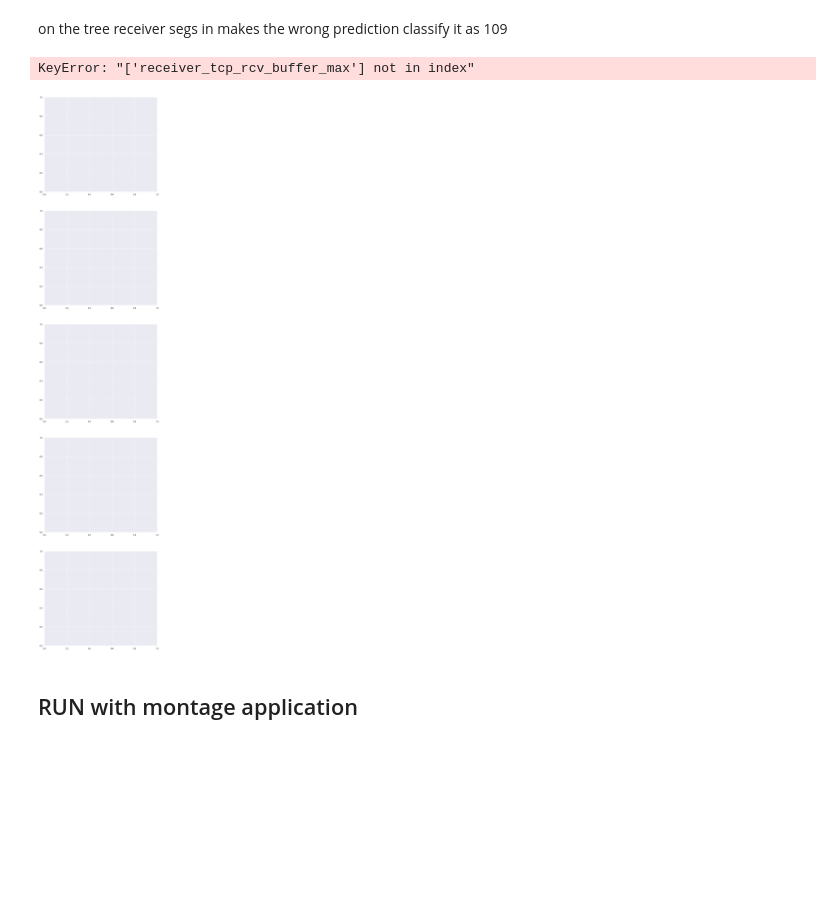
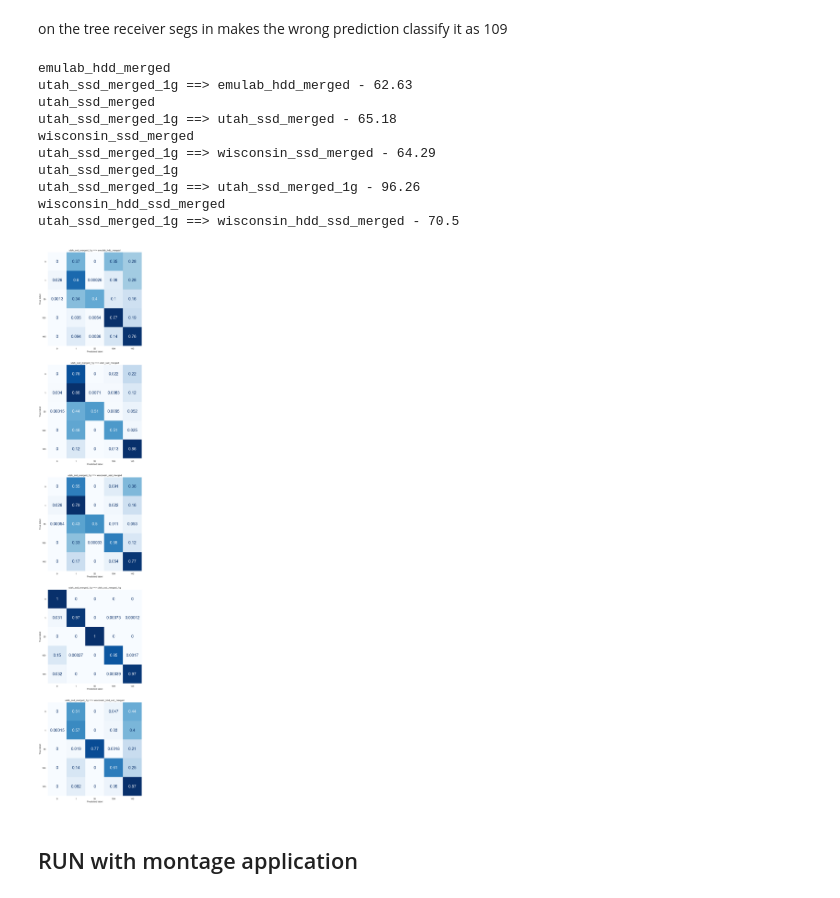
Before and after one commit to EhsanSaZ/BottleneckDetection, a Jupyter notebook: prototype/bottleneck_3.ipynb, the cells around one changed output. Saved outputs shown, nothing was run; the diff lists cells and outputs as text; code cells hidden in the pictures; blank space fills up the shorter version.

```diff
--- a/prototype/bottleneck_3.ipynb
+++ b/prototype/bottleneck_3.ipynb
@@ -797,6 +797,11 @@ def grouped_to_5_cat(df, total_possible_labels):
     y = [aggregated_labels[int(i)] for i in df[df.columns[len(df.columns) - 1]].values]
     df["label_value"] = y
     return df
+
+def remove_labels_in_df(df, labels_values):
+    for lbl in labels_values:
+        df = df.drop(df[df.label_value == lbl].index)
+    return df
 # %%
 
 #19 features
@@ -815,7 +820,9 @@ feature_list = ['sender_seg_out', 'sender_avg_send_value', 'sender_read_bytes_io
                 'sender_send_buffer_value', 'sender_req_active', 'receiver_req_active',
                 #'sender_segs_in',
                 'sender_retrans', 'sender_cwnd_rate',
-                'receiver_tcp_rcv_buffer_max'
+                'receiver_tcp_rcv_buffer_max',
+                # 'sender_tcp_snd_buffer_max',
+                #'sender_tcp_snd_buffer_min'
                 ]
 
 # feature_list = ['sender_segs_in','sender_send_buffer_value', 'sender_tcp_snd_buffer_min', 'sender_tcp_snd_buffer_max', 'sender_req_active', 'receiver_seg_out', 'receiver_read_bytes_io', 'receiver_req_active']
@@ -875,8 +882,10 @@ def normalize_df(df):
     return df
 # %%
 transfer_learning_acc = []
+remove_labels =[ 91, 100, 46]#[]# [ 91, 100, 46]#133, 145, 19
 for key1 in data:
     df = data[key1].copy()
+    df = remove_labels_in_df(df, remove_labels)
     df = normalize_df(df)
     df = grouped_to_5_cat(df,161)
     y = df.label_value
@@ -886,6 +895,7 @@ for key1 in data:
     X_train, y_train = RandomOverSampler(sampling_strategy="all").fit_resample(X_train, y_train)
     print(X_train.shape)
     clf = RandomForestClassifier(n_estimators=100)
+    # clf = tree.DecisionTreeClassifier(max_depth=9)
     clf.fit(X_train, y_train)
     acc = np.array([])
     for key2 in data:
@@ -893,6 +903,7 @@ for key1 in data:
         #     continueK
 
         df_test = data[key2].copy()
+        df_test = remove_labels_in_df(df_test, remove_labels)
         df_test = normalize_df(df_test)
         df_test = grouped_to_5_cat(df_test,161)
         y_test = df_test.label_value
@@ -947,0 +959,9 @@ ax.set_yticklabels(ticks_labels, rotation=0, fontsize= 18)
+# %%
+sns.set(rc={'figure.figsize':(10,9), 'font.size': 20})
+
+ax = sns.heatmap(transfer_learning_acc, annot=True,  vmin=0, vmax=100, cmap="cividis",linewidths=.5, fmt='.2f')
+ax.set_xlabel('Test dataset', fontsize= 18)
+ax.set_ylabel('Train dataset', fontsize= 18)
+ticks_labels = ["Tb #1", "Tb #2", "Tb #3", "Tb #4", "Tb #5"]
+ax.set_xticklabels(ticks_labels, rotation=30, fontsize= 18)
+ax.set_yticklabels(ticks_labels, rotation=0, fontsize= 18)
@@ -1025,11 +1052,12 @@ transfer_learning_acc = []
 fig, axes = plt.subplots(5,1, figsize=(10, 50))
 plt.rcParams.update({'font.size': 20})
 # feature_list = ['sender_seg_out', 'sender_avg_send_value', 'sender_read_bytes_io', 'sender_write_bytes_io', 'sender_ost_read', 'sender_ost_write', 'sender_pending_read_pages', 'sender_read_RPCs_in_flight', 'sender_remote_ost_read_bytes', 'sender_remote_ost_write_bytes', 'receiver_segs_in', 'receiver_write_bytes_io', 'receiver_ost_write', 'receiver_remote_ost_read_bytes', 'receiver_remote_ost_write_bytes', 'sender_read_bytes', 'receiver_write_bytes']
-
+labels_values = [ 91, 100, 46]# [133, 145, 91, 100, 19]
 key1 = "utah_ssd_merged_1g"
 # key1 = "wisconsin_ssd_merged"
 # key1 = "utah_ssd_merged"
 df = data[key1].copy()
+df = remove_labels_in_df(df, labels_values)
 df = normalize_df(df)
 df = grouped_to_5_cat(df,161)
 y = df.label_value
@@ -1038,42 +1066,55 @@ X_train, X_test, y_train, y_test = train_test_split(X,y)
 # X_train, y_train = RandomUnderSampler(sampling_strategy="all").fit_resample(X_train, y_train)
 X_train, y_train = RandomOverSampler(sampling_strategy="all").fit_resample(X_train, y_train)
 
-clf = RandomForestClassifier(n_estimators=100)
+# clf = RandomForestClassifier(n_estimators=100)
+clf = tree.DecisionTreeClassifier(max_depth=9)
 clf.fit(X_train, y_train)
 acc = np.array([])
 for index, key2 in enumerate(data):
     print(key2)
     # if key1 == key2:
     #     continueK
 
     df_test = data[key2].copy()
+    df_test = remove_labels_in_df(df_test, labels_values)
     df_test = normalize_df(df_test)
     df_test = grouped_to_5_cat(df_test,161)
     y_test = df_test.label_value
     X_test = df_test[feature_list]#.drop(columns="label_value")#[feature_list]#.drop(columns="label_value")#.drop(columns="label_value")
 
     y_pred = clf.predict(X_test)
     # y_pred_5cat = change_labels_5(y_pred, 21)
     # y_test_5cat = change_labels_5(y_test, 21)
     np.round(metrics.accuracy_score(y_test, y_pred) * 100, 2)
     print(f"{key1} ==> {key2} - {np.round(metrics.f1_score(y_test, y_pred, average='weighted') * 100, 2)}")
     acc = np.append(acc, np.round(metrics.f1_score(y_test, y_pred, average='weighted') * 100, 2))
 
     axes[index].grid(False)
     axes[index].set_title(f"{key1} ==> {key2}")
+    # axes[index].set_xlabel('True classes', fontsize=20)
+    # axes[index].set_ylabel('Predicted classes', fontsize=20)
     disp = ConfusionMatrixDisplay.from_predictions(y_test, y_pred,
                                                    labels=clf.classes_, normalize='true',
-                                                   cmap=plt.cm.Blues, ax=axes[index], colorbar=False)
+                                                   cmap=plt.cm.Blues, ax=axes[index], colorbar=False )
     # np.round(metrics.accuracy_score(y_test_5cat, y_pred_5cat) * 100, 2)
     # print(f"{key1} ==> {key2} - {np.round(metrics.f1_score(y_test_5cat, y_pred_5cat, average='weighted') * 100, 2)}")
     # acc = np.append(acc, np.round(metrics.f1_score(y_test_5cat, y_pred_5cat, average='weighted') * 100, 2))
 transfer_learning_acc.append(acc)
 print("\n")
 transfer_learning_acc = np.array(transfer_learning_acc)
 # fig.savefig("confusion_matrix_tb4.jpg", dpi=100, bbox_inches='tight')
 # %% [output]
-KeyError: "['receiver_tcp_rcv_buffer_max'] not in index"
+emulab_hdd_merged
+utah_ssd_merged_1g ==> emulab_hdd_merged - 62.63
+utah_ssd_merged
+utah_ssd_merged_1g ==> utah_ssd_merged - 65.18
+wisconsin_ssd_merged
+utah_ssd_merged_1g ==> wisconsin_ssd_merged - 64.29
+utah_ssd_merged_1g
+utah_ssd_merged_1g ==> utah_ssd_merged_1g - 96.26
+wisconsin_hdd_ssd_merged
+utah_ssd_merged_1g ==> wisconsin_hdd_ssd_merged - 70.5
-[figure, old version]
+[figure, new version]
 # %% [markdown]
 ## RUN with montage application
 # %%
```
Also changed, not shown: parts of 5 cells of this notebook, 1 other file.
